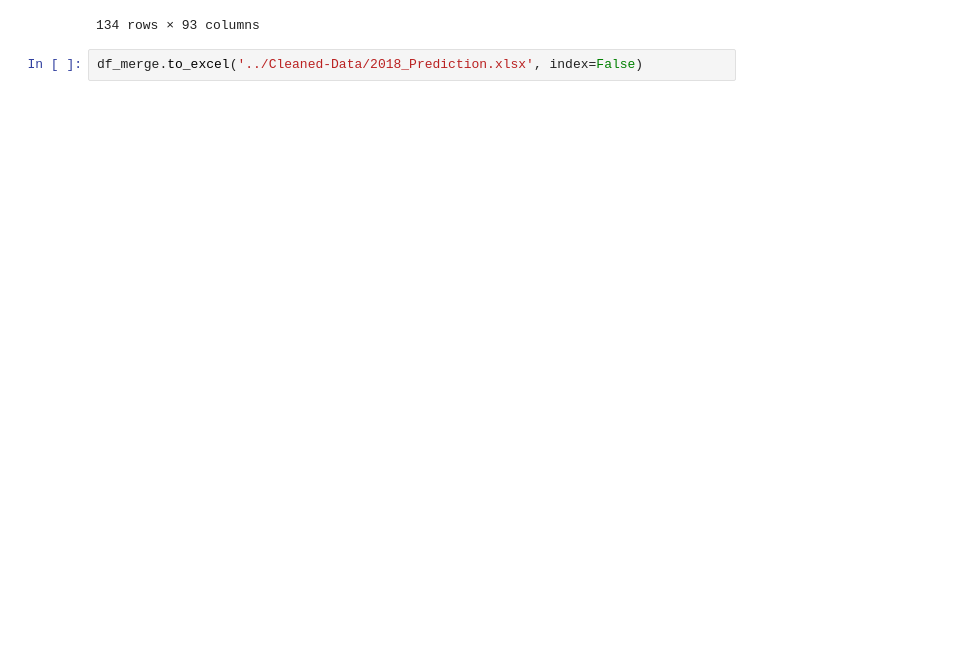
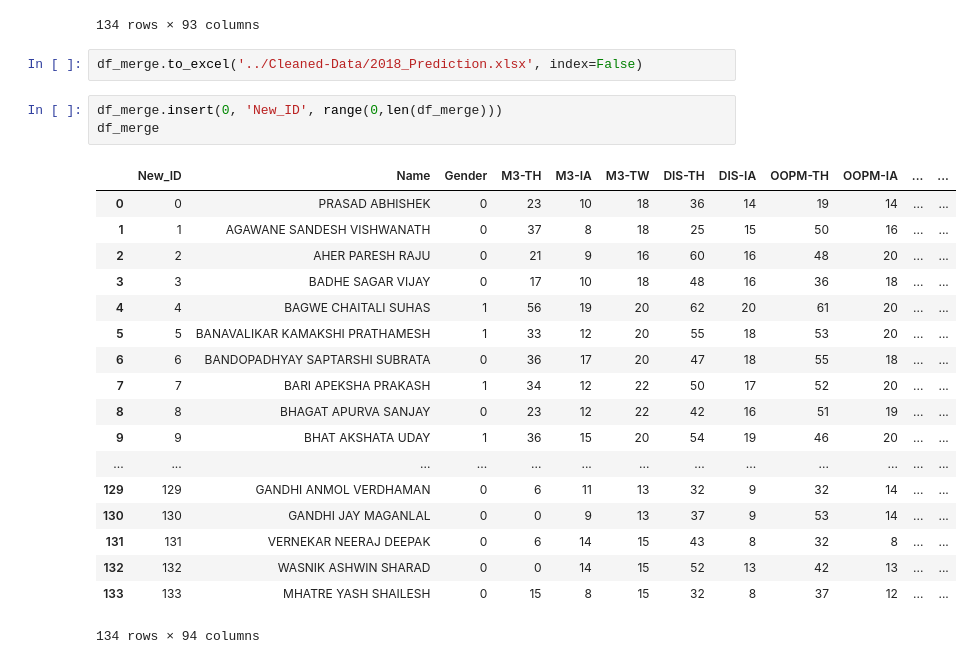
Before and after one commit to Purteeeek/Student-Placement-Guidance, a Jupyter notebook: Prediction Model/Regression Model.ipynb, the cells around one changed output. Drawn from its saved outputs; the diff is of its cells as text; blank space fills up the shorter version.

```diff
--- a/Prediction Model/Regression Model.ipynb
+++ b/Prediction Model/Regression Model.ipynb
@@ -91,3 +122,25 @@ df_merge
 134 rows × 93 columns
 # %%
 df_merge.to_excel('../Cleaned-Data/2018_Prediction.xlsx', index=False)
+# %%
+df_merge.insert(0, 'New_ID', range(0,len(df_merge)))
+df_merge
+# %% [output]
+|  | New_ID | Name | Gender | M3-TH | M3-IA | M3-TW | DIS-TH | DIS-IA | OOPM-TH | OOPM-IA | ... | ... |
+| 0 | 0 | PRASAD ABHISHEK | 0 | 23 | 10 | 18 | 36 | 14 | 19 | 14 | ... | ... |
+| 1 | 1 | AGAWANE SANDESH VISHWANATH | 0 | 37 | 8 | 18 | 25 | 15 | 50 | 16 | ... | ... |
+| 2 | 2 | AHER PARESH RAJU | 0 | 21 | 9 | 16 | 60 | 16 | 48 | 20 | ... | ... |
+| 3 | 3 | BADHE SAGAR VIJAY | 0 | 17 | 10 | 18 | 48 | 16 | 36 | 18 | ... | ... |
+| 4 | 4 | BAGWE CHAITALI SUHAS | 1 | 56 | 19 | 20 | 62 | 20 | 61 | 20 | ... | ... |
+| 5 | 5 | BANAVALIKAR KAMAKSHI PRATHAMESH | 1 | 33 | 12 | 20 | 55 | 18 | 53 | 20 | ... | ... |
+| 6 | 6 | BANDOPADHYAY SAPTARSHI SUBRATA | 0 | 36 | 17 | 20 | 47 | 18 | 55 | 18 | ... | ... |
+| 7 | 7 | BARI APEKSHA PRAKASH | 1 | 34 | 12 | 22 | 50 | 17 | 52 | 20 | ... | ... |
+| 8 | 8 | BHAGAT APURVA SANJAY | 0 | 23 | 12 | 22 | 42 | 16 | 51 | 19 | ... | ... |
+| 9 | 9 | BHAT AKSHATA UDAY | 1 | 36 | 15 | 20 | 54 | 19 | 46 | 20 | ... | ... |
+| ... | ... | ... | ... | ... | ... | ... | ... | ... | ... | ... | ... | ... |
+| 129 | 129 | GANDHI ANMOL VERDHAMAN | 0 | 6 | 11 | 13 | 32 | 9 | 32 | 14 | ... | ... |
+| 130 | 130 | GANDHI JAY MAGANLAL | 0 | 0 | 9 | 13 | 37 | 9 | 53 | 14 | ... | ... |
+| 131 | 131 | VERNEKAR NEERAJ DEEPAK | 0 | 6 | 14 | 15 | 43 | 8 | 32 | 8 | ... | ... |
+| 132 | 132 | WASNIK ASHWIN SHARAD | 0 | 0 | 14 | 15 | 52 | 13 | 42 | 13 | ... | ... |
+| 133 | 133 | MHATRE YASH SHAILESH | 0 | 15 | 8 | 15 | 32 | 8 | 37 | 12 | ... | ... |
+134 rows × 94 columns
```
Also changed, not shown: parts of 8 cells of this notebook.
